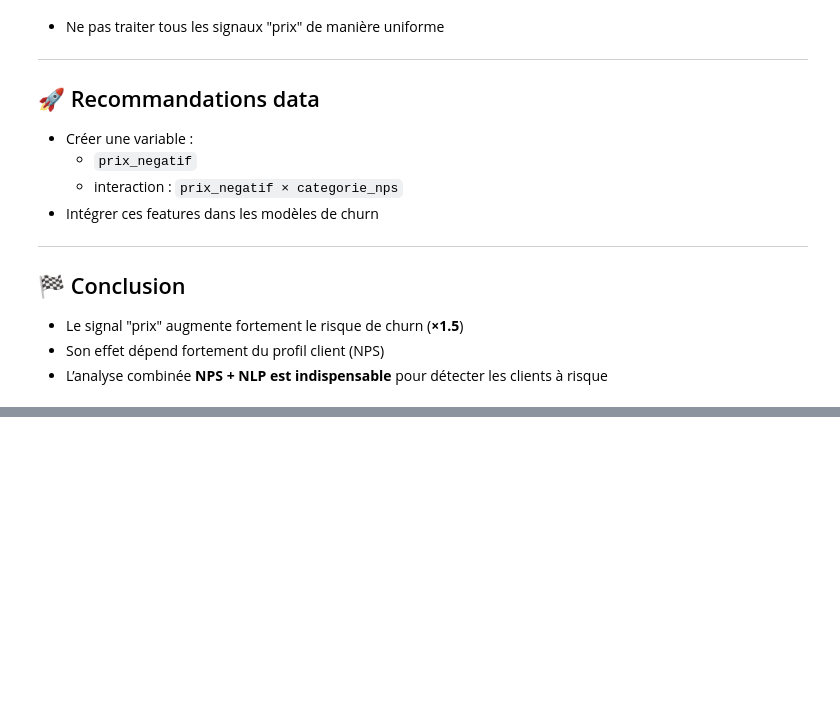
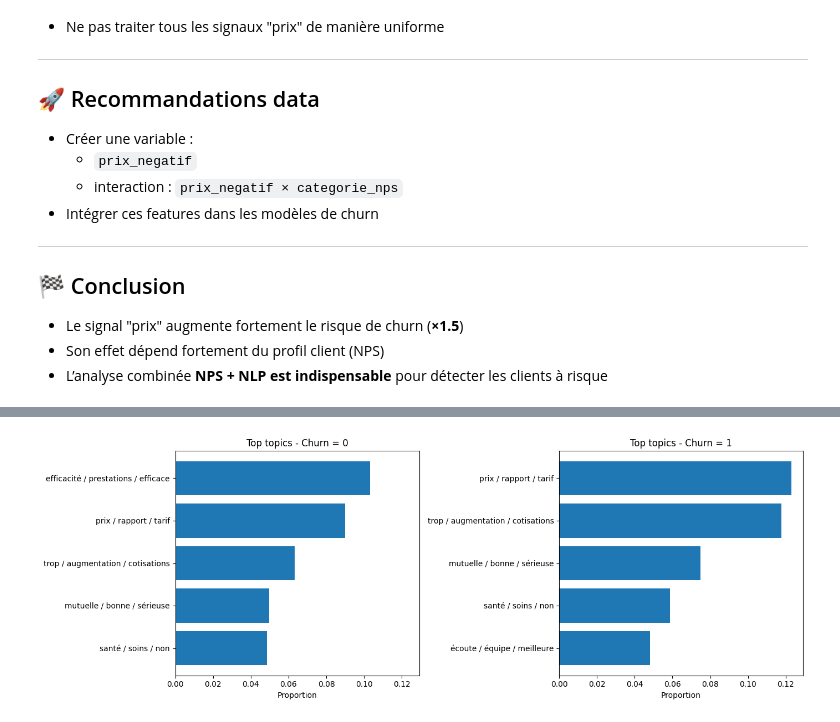
Before and after one commit to kellybourbon2/Alptis-churn-prediction, a Jupyter notebook: notebooks/NPS_analysis.ipynb, the cells around one changed output, grey strips where cells are left out. Drawn from its saved outputs; the diff is of its cells as text; code cells hidden in the pictures; blank space fills up the shorter version.

```diff
--- a/notebooks/NPS_analysis.ipynb
+++ b/notebooks/NPS_analysis.ipynb
@@ -463,0 +611,37 @@ Name: target_resiliation_6mois, dtype: float64
+# %%
+top_topics_by_churn = (
+    df_topic[df_topic["topic"] != -1]
+    .groupby(["target_resiliation_6mois", "topic_label"])
+    .size()
+    .reset_index(name="count")
+)
+
+top_topics_by_churn["proportion"] = (
+    top_topics_by_churn.groupby("target_resiliation_6mois")["count"]
+    .transform(lambda x: x / x.sum())
+)
+
+top_topics_by_churn = top_topics_by_churn.sort_values(
+    ["target_resiliation_6mois", "count"], ascending=[True, False]
+)
+
+
+
+fig, axes = plt.subplots(1, 2, figsize=(14, 5), sharex=True)
+
+for i, churn_value in enumerate([0, 1]):
+    plot_df = (
+        top_topics_by_churn[top_topics_by_churn["target_resiliation_6mois"] == churn_value]
+        .head(5)
+        .sort_values("proportion", ascending=True)
+    )
+
+    axes[i].barh(plot_df["topic_label"], plot_df["proportion"])
+    axes[i].set_title(f"Top topics - Churn = {churn_value}")
+    axes[i].set_xlabel("Proportion")
+    axes[i].set_ylabel("")
+
+plt.tight_layout()
+plt.show()
+# %% [output]
+[figure, added]
```
Also changed, not shown: parts of 13 cells of this notebook.
